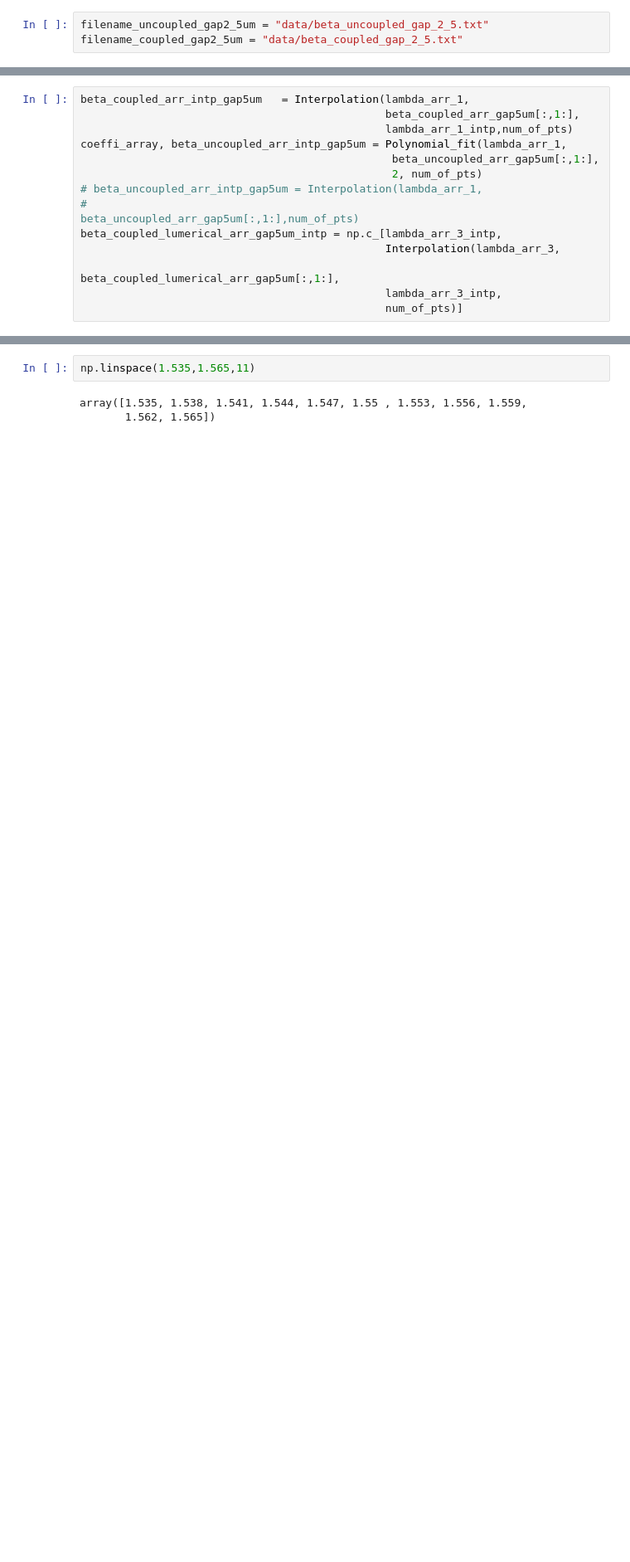
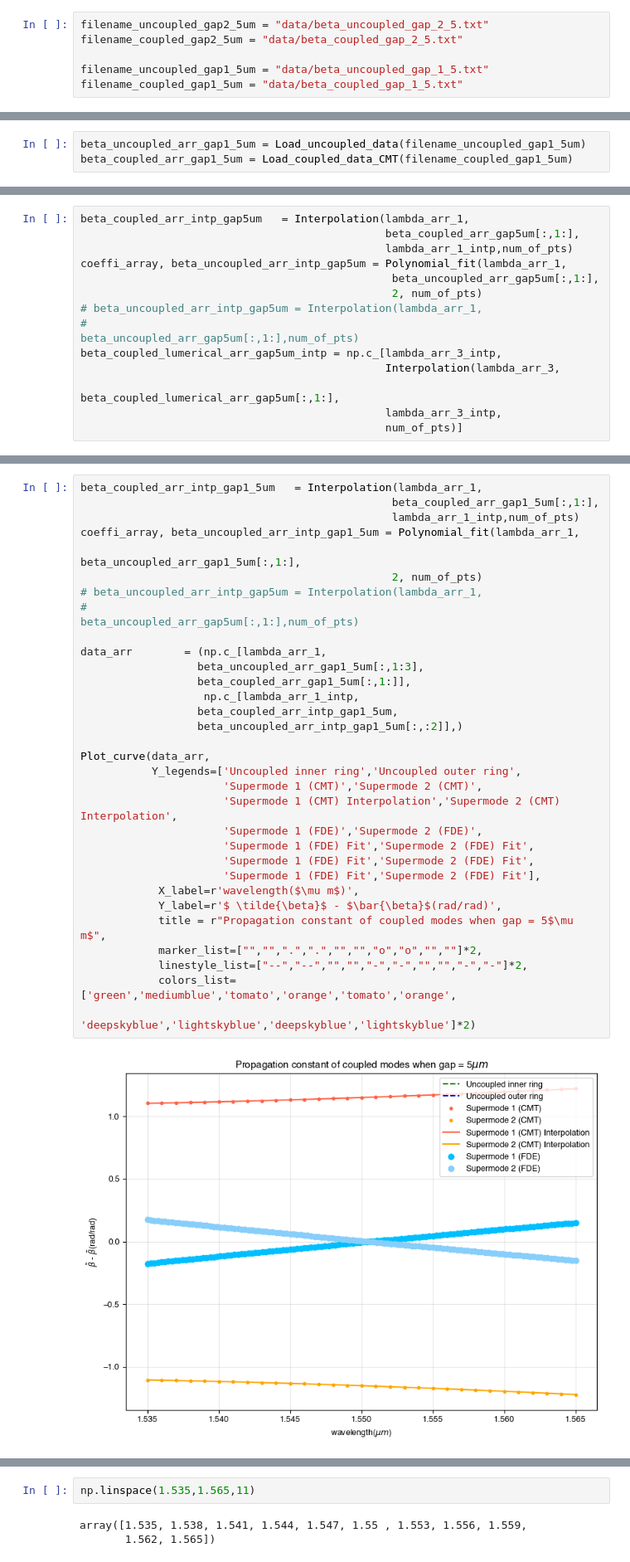
Before and after one commit to Harryxwh/SiNDispersionEngineering, a Jupyter notebook: data_analysis.ipynb, the cells around one changed output, grey strips where cells are left out. Shown at 83% size. Drawn from its saved outputs; the diff is of its cells as text; blank space fills up the shorter version.

```diff
--- a/data_analysis.ipynb
+++ b/data_analysis.ipynb
@@ -227,6 +227,9 @@ filename_lumerical_gap5um = "results/L_inner_8um_gapx_5&4um/gapx_5um/Lumerical_s
 # %%
 filename_uncoupled_gap2_5um = "data/beta_uncoupled_gap_2_5.txt"
 filename_coupled_gap2_5um = "data/beta_coupled_gap_2_5.txt"
+
+filename_uncoupled_gap1_5um = "data/beta_uncoupled_gap_1_5.txt"
+filename_coupled_gap1_5um = "data/beta_coupled_gap_1_5.txt"
 # %% [markdown]
 Test data
 # %%
@@ -284,3 +287,6 @@ beta_coupled_arr_gap2_5um = Load_coupled_data_CMT(filename_coupled_gap2_5um)
 wavelength = 1.54 um
 Supermode 1 coefficient : A = (0.829570 + 0.000000i), B = (0.676975 + 0.000000i)
 Supermode 2 coefficient : A = (-0.558402 + 0.000000i), B = (0.736006 + 0.000000i)
+# %%
+beta_uncoupled_arr_gap1_5um = Load_uncoupled_data(filename_uncoupled_gap1_5um)
+beta_coupled_arr_gap1_5um = Load_coupled_data_CMT(filename_coupled_gap1_5um)
@@ -394,3 +405,37 @@ Plot_curve(data_arr,
+# %%
+beta_coupled_arr_intp_gap1_5um   = Interpolation(lambda_arr_1,
+                                                beta_coupled_arr_gap1_5um[:,1:],
+                                                lambda_arr_1_intp,num_of_pts)
+coeffi_array, beta_uncoupled_arr_intp_gap1_5um = Polynomial_fit(lambda_arr_1,
+                                                beta_uncoupled_arr_gap1_5um[:,1:],
+                                                2, num_of_pts)
+# beta_uncoupled_arr_intp_gap5um = Interpolation(lambda_arr_1,
+#                                                beta_uncoupled_arr_gap5um[:,1:],num_of_pts)
+
+data_arr        = (np.c_[lambda_arr_1,
+                  beta_uncoupled_arr_gap1_5um[:,1:3],
+                  beta_coupled_arr_gap1_5um[:,1:]],
+                   np.c_[lambda_arr_1_intp,
+                  beta_coupled_arr_intp_gap1_5um,
+                  beta_uncoupled_arr_intp_gap1_5um[:,:2]],)
+
+Plot_curve(data_arr,
+           Y_legends=['Uncoupled inner ring','Uncoupled outer ring',
+                      'Supermode 1 (CMT)','Supermode 2 (CMT)',
+                      'Supermode 1 (CMT) Interpolation','Supermode 2 (CMT) Interpolation',
+                      'Supermode 1 (FDE)','Supermode 2 (FDE)',
+                      'Supermode 1 (FDE) Fit','Supermode 2 (FDE) Fit',
+                      'Supermode 1 (FDE) Fit','Supermode 2 (FDE) Fit',
+                      'Supermode 1 (FDE) Fit','Supermode 2 (FDE) Fit'],
+            X_label=r'wavelength($\mu m$)',
+            Y_label=r'$ \tilde{\beta}$ - $\bar{\beta}$(rad/rad)',
+            title = r"Propagation constant of coupled modes when gap = 5$\mu m$",
+            marker_list=["","",".",".","","","o","o","",""]*2,
+            linestyle_list=["--","--","","","-","-","","","-","-"]*2,
+            colors_list=['green','mediumblue','tomato','orange','tomato','orange',
+                         'deepskyblue','lightskyblue','deepskyblue','lightskyblue']*2)
+# %% [output]
+[figure, added]
 # %%
 data_arr        = (np.c_[lambda_arr_2,
                   beta_uncoupled_arr_gap5um[10:21,1:3],
```
Also changed, not shown: parts of 10 cells of this notebook, 7 other files.
